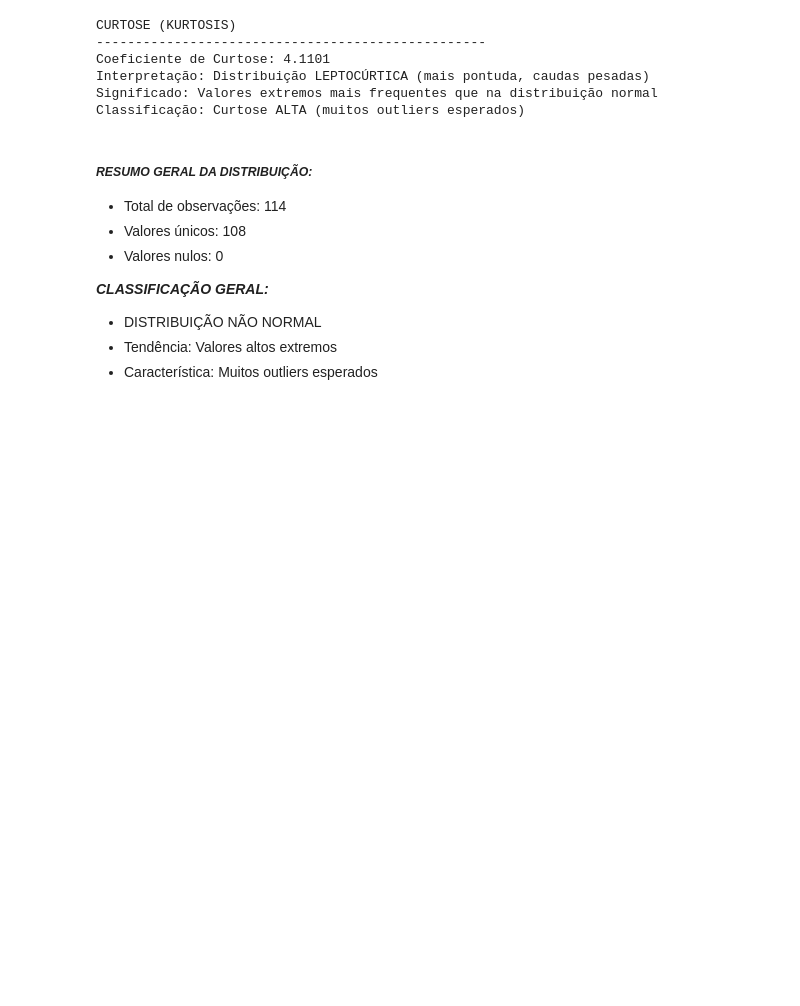
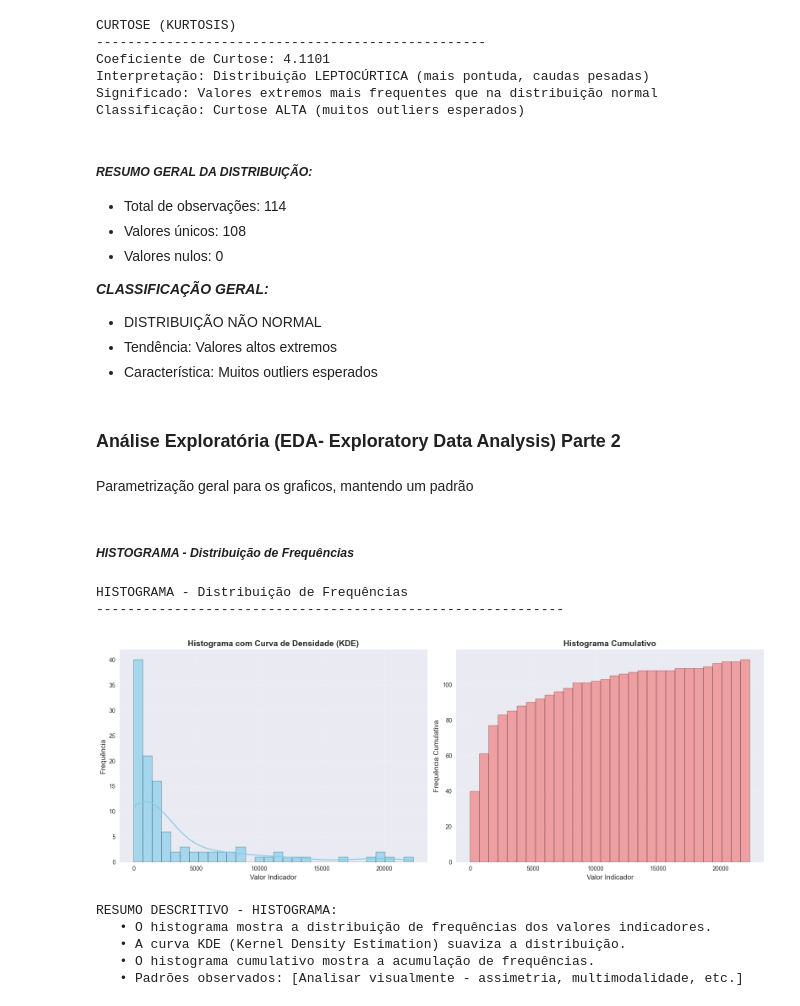
Before and after one commit to TeclaFernandes/Projeto_Analise_Dados_EC_SI_S5, a Jupyter notebook: Notebooks/N1/Notebook6.ipynb, the cells around one changed output. Saved outputs shown, nothing was run; the diff lists cells and outputs as text; code cells hidden in the pictures; blank space fills up the shorter version.

Commit message:
feat: Visualizações gráficas
histogramas, boxplots, gráficos de dispersão, gráficos de barras etc.

```diff
--- a/Notebooks/N1/Notebook6.ipynb
+++ b/Notebooks/N1/Notebook6.ipynb
@@ -522,3 +525,58 @@ Classificação: Curtose ALTA (muitos outliers esperados)
 - DISTRIBUIÇÃO NÃO NORMAL
 - Tendência: Valores altos extremos
 - Característica: Muitos outliers esperados
+# %% [markdown]
+### **Análise Exploratória (EDA- Exploratory Data Analysis) Parte 2**
+# %% [markdown]
+Parametrização geral para os graficos, mantendo um padrão
+# %%
+plt.style.use('seaborn-v0_8')
+plt.rcParams['figure.figsize'] = (12, 8)
+plt.rcParams['font.size'] = 10
+plt.rcParams['axes.labelsize'] = 12
+plt.rcParams['axes.titlesize'] = 14
+plt.rcParams['xtick.labelsize'] = 10
+plt.rcParams['ytick.labelsize'] = 10
+# %% [markdown]
+##### _HISTOGRAMA - Distribuição de Frequências_
+# %%
+if 'valor_indicador' in cito_mamo.columns:
+
+    print("HISTOGRAMA - Distribuição de Frequências")
+    print("-" * 60)
+
+    fig, (ax1, ax2) = plt.subplots(1, 2, figsize=(16, 6))
+
+    sns.histplot(data=cito_mamo, x='valor_indicador', bins=30, kde=True, ax=ax1, color='skyblue', alpha=0.7)
+    ax1.set_title('Histograma com Curva de Densidade (KDE)', fontsize=14, fontweight='bold')
+    ax1.set_xlabel('Valor Indicador')
+    ax1.set_ylabel('Frequência')
+    ax1.grid(True, alpha=0.3)
+
+    sns.histplot(data=cito_mamo, x='valor_indicador', bins=30, cumulative=True, ax=ax2, color='lightcoral', alpha=0.7)
+    ax2.set_title('Histograma Cumulativo', fontsize=14, fontweight='bold')
+    ax2.set_xlabel('Valor Indicador')
+    ax2.set_ylabel('Frequência Cumulativa')
+    ax2.grid(True, alpha=0.3)
+
+    plt.tight_layout()
+    plt.show()
+
+    print("\nRESUMO DESCRITIVO - HISTOGRAMA:")
+    print("   • O histograma mostra a distribuição de frequências dos valores indicadores.")
+    print("   • A curva KDE (Kernel Density Estimation) suaviza a distribuição.")
+    print("   • O histograma cumulativo mostra a acumulação de frequências.")
+    print("   • Padrões observados: [Analisar visualmente - assimetria, multimodalidade, etc.]")
+
+
+else:
+    print("Coluna 'valor_indicador' não encontrada no dataset!")
+# %% [output]
+HISTOGRAMA - Distribuição de Frequências
+------------------------------------------------------------
+[figure, added]
+RESUMO DESCRITIVO - HISTOGRAMA:
+   • O histograma mostra a distribuição de frequências dos valores indicadores.
+   • A curva KDE (Kernel Density Estimation) suaviza a distribuição.
+   • O histograma cumulativo mostra a acumulação de frequências.
+   • Padrões observados: [Analisar visualmente - assimetria, multimodalidade, etc.]
```
Also changed, not shown: parts of 16 cells of this notebook.
